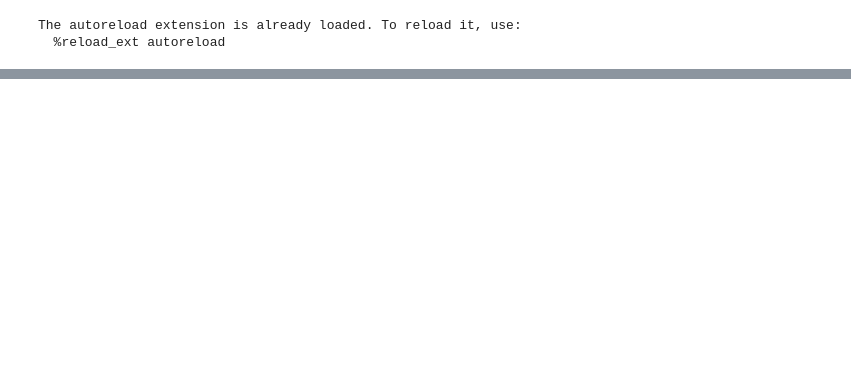
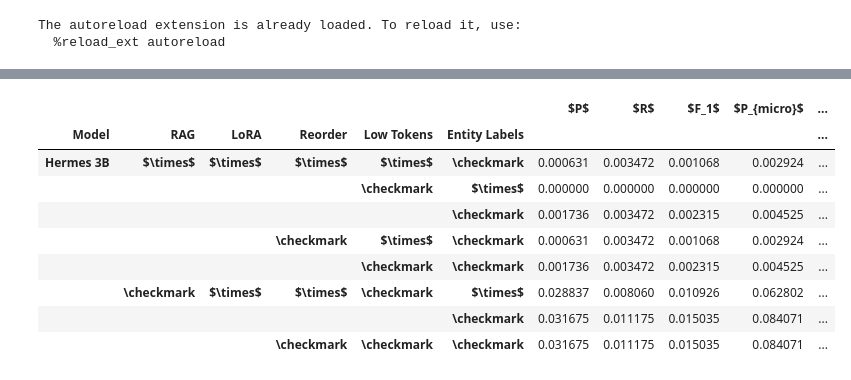
Before and after one commit to Dakantz/CLEANR, a Jupyter notebook: submission/evaluation.ipynb, the cells around one changed output, grey strips where cells are left out. Drawn from its saved outputs; the diff is of its cells as text; code cells hidden in the pictures; blank space fills up the shorter version.

```diff
--- a/submission/evaluation.ipynb
+++ b/submission/evaluation.ipynb
@@ -145,8 +226,19 @@ task_6_2_2_df.to_latex(
 # %%
-task_6_2_3_df.to_latex(
-    "report/task_6_2_3.tex",
+task_6_2_3_df[top_results:].to_latex(
+    report_dir / "task_6_2_3.tex",
     float_format="%.2f",
-    caption="Further Dev Set Result for Task 6.2.3 for various models and approaches.",
-    label="tab:task:6_2_3:more",
-    index=False,
+    caption="Dev Set Result for Task 6.2.3 for various models and approaches.",
+    label=f"tab:task:6_2_3{lbl_xtra}",
 )
+task_6_2_3_df
+# %% [output]
+|  |  |  |  |  |  | $P$ | $R$ | $F_1$ | $P_{micro}$ | ... |
+| Model | RAG | LoRA | Reorder | Low Tokens | Entity Labels |  |  |  |  | ... |
+| Hermes 3B | $\times$ | $\times$ | $\times$ | $\times$ | \checkmark | 0.000631 | 0.003472 | 0.001068 | 0.002924 | ... |
+|  |  |  |  | \checkmark | $\times$ | 0.000000 | 0.000000 | 0.000000 | 0.000000 | ... |
+|  |  |  |  |  | \checkmark | 0.001736 | 0.003472 | 0.002315 | 0.004525 | ... |
+|  |  |  | \checkmark | $\times$ | \checkmark | 0.000631 | 0.003472 | 0.001068 | 0.002924 | ... |
+|  |  |  |  | \checkmark | \checkmark | 0.001736 | 0.003472 | 0.002315 | 0.004525 | ... |
+|  | \checkmark | $\times$ | $\times$ | \checkmark | $\times$ | 0.028837 | 0.008060 | 0.010926 | 0.062802 | ... |
+|  |  |  |  |  | \checkmark | 0.031675 | 0.011175 | 0.015035 | 0.084071 | ... |
+|  |  |  | \checkmark | \checkmark | \checkmark | 0.031675 | 0.011175 | 0.015035 | 0.084071 | ... |
```
Also changed, not shown: parts of 6 cells of this notebook, 10 other files.
